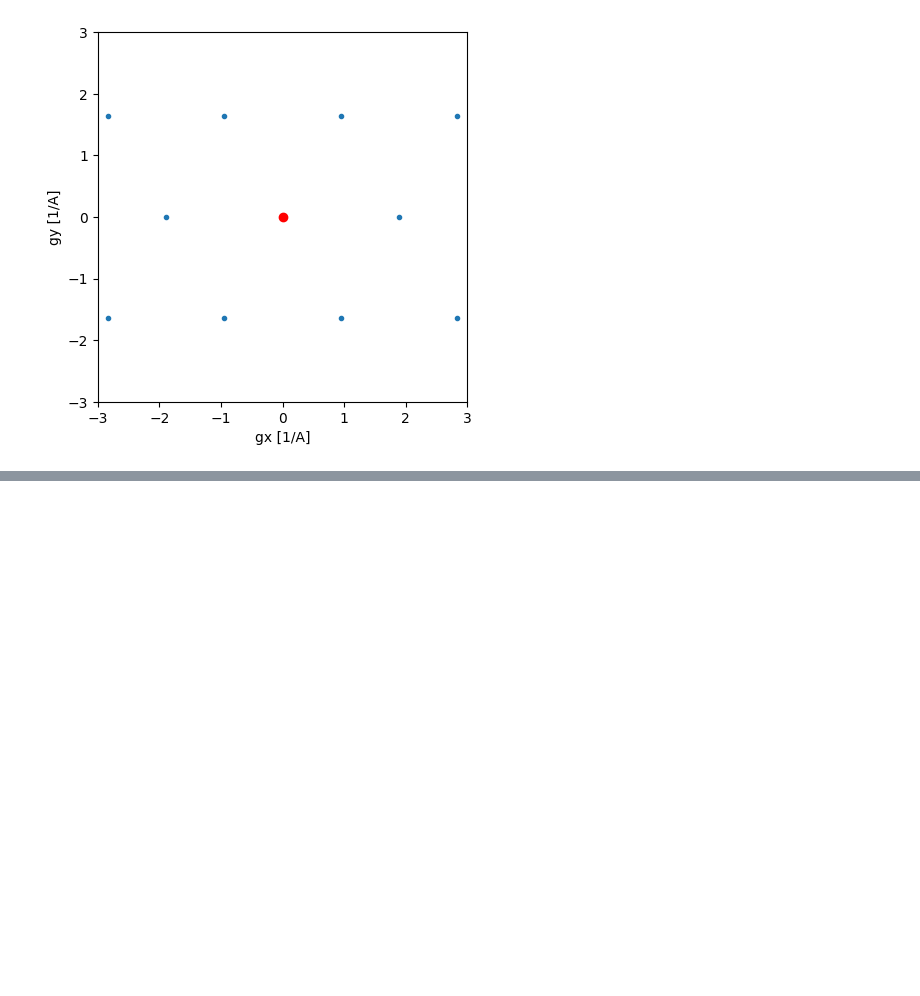
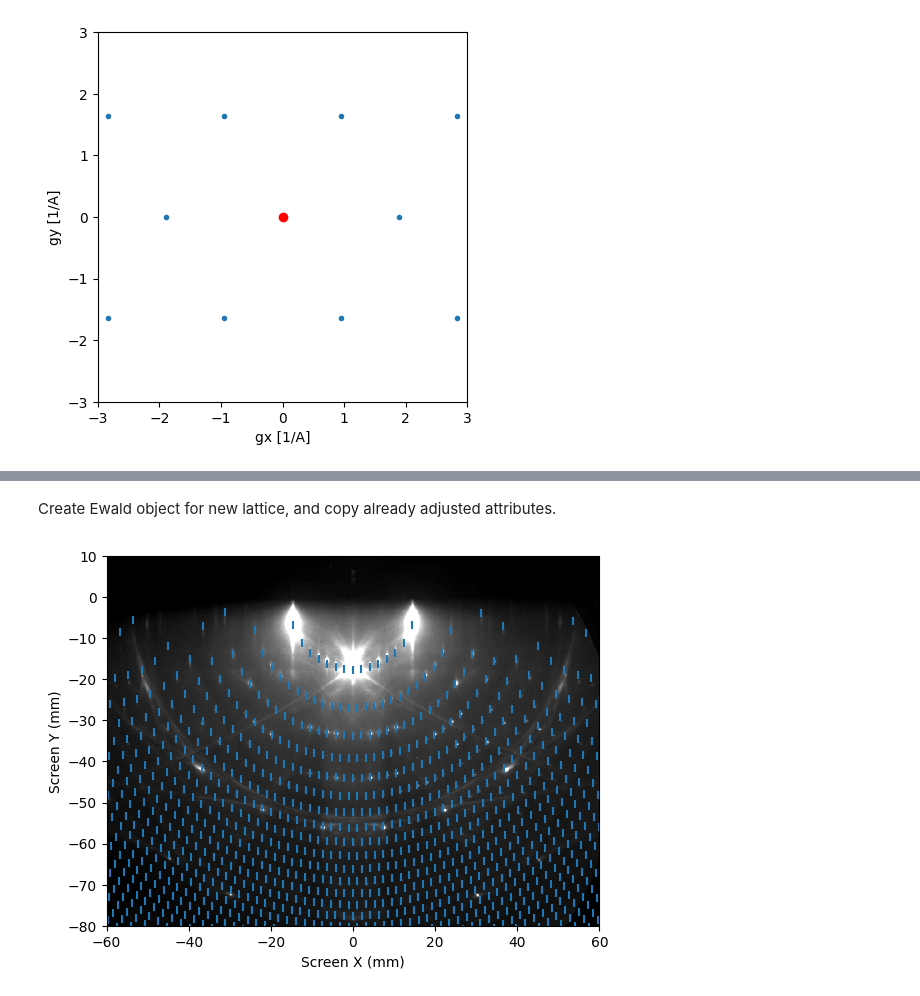
Before and after one commit to mkopciuszynski/xrheed, a Jupyter notebook: docs/source/notebooks/ewald_construction.ipynb, the cells around one changed output, grey strips where cells are left out. Drawn from its saved outputs; the diff is of its cells as text; code cells hidden in the pictures; blank space fills up the shorter version.

```diff
--- a/docs/source/notebooks/ewald_construction.ipynb
+++ b/docs/source/notebooks/ewald_construction.ipynb
@@ -144,0 +241,12 @@ plt.show()
+# %% [markdown]
+Create Ewald object for new lattice, and copy already adjusted attributes.
+# %%
+ew_si_111_7x7 = Ewald(si_111_7x7, rheed_image)
+
+ew_si_111_7x7.beta = beta
+ew_si_111_7x7.shift_y = shift_y
+
+ew_si_111_7x7.plot(auto_levels=1.0)
+plt.show()
+# %% [output]
+[figure, added]
```
Also changed, not shown: parts of 17 cells of this notebook.
